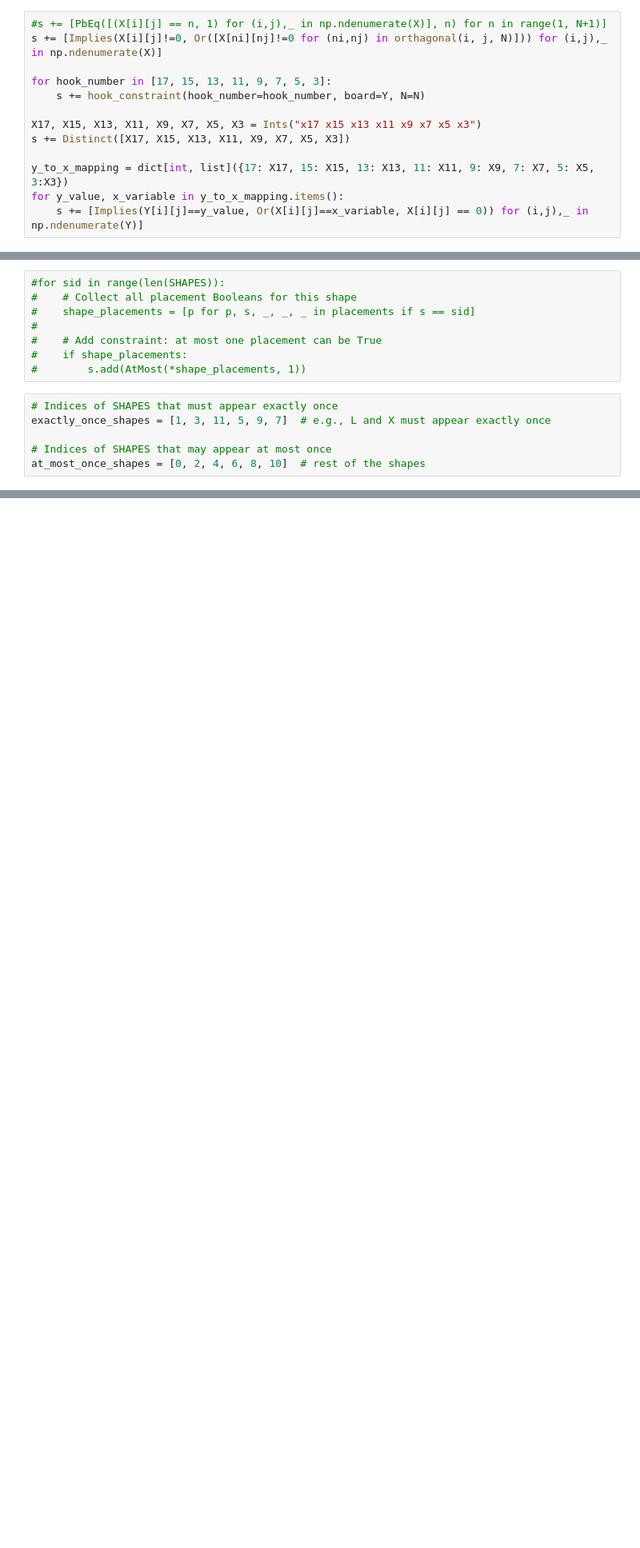
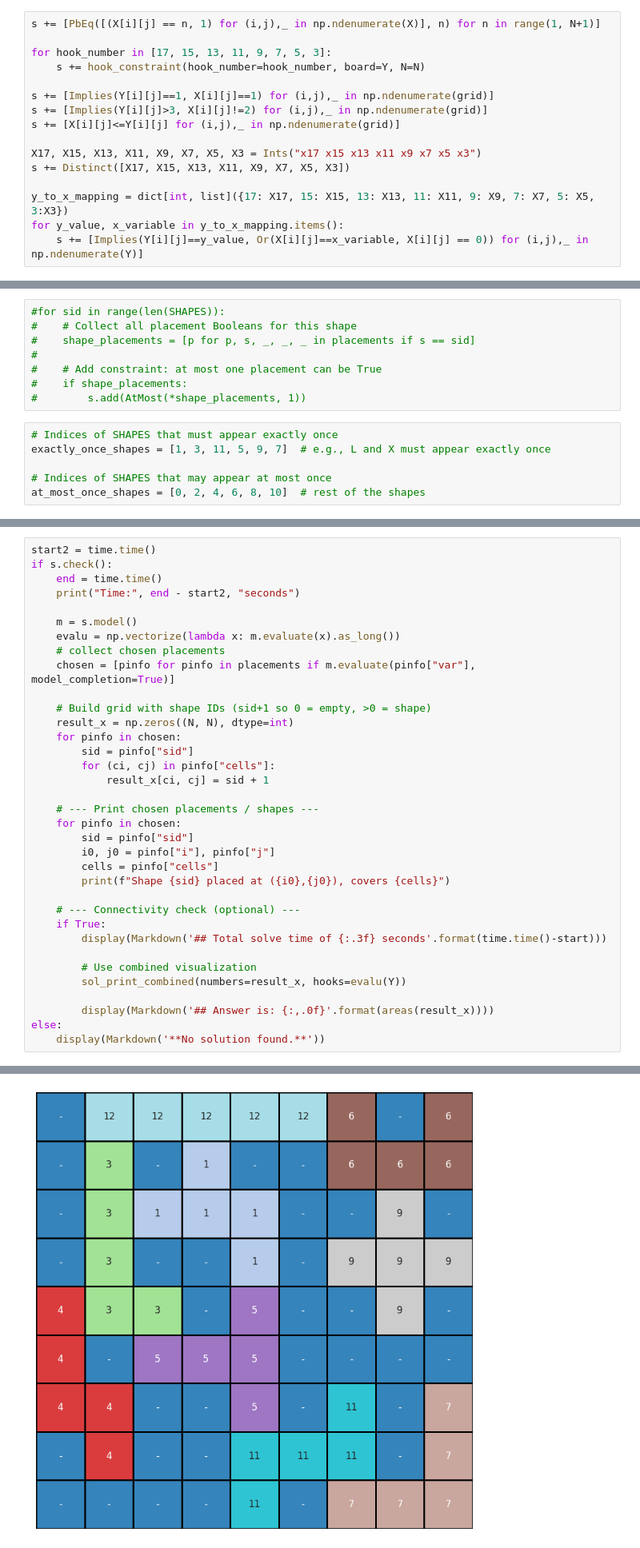
Before and after one commit to BrianMacCarvill/Jane-Street-September-Puzzle, a Jupyter notebook: September_JS.ipynb, the cells around one changed output, grey strips where cells are left out. Shown at 80% size. Drawn from its saved outputs; the diff is of its cells as text; blank space fills up the shorter version.

```diff
--- a/September_JS.ipynb
+++ b/September_JS.ipynb
@@ -84,11 +86,14 @@ s += [And(val >= 1, val <= 17) for val in Y.ravel()] # I assume this is the leng
 # This makes it such that there are 9 9s, 8 8s, etc
 s += [PbEq([(X[i][j] == n, 1) for (i,j),_ in np.ndenumerate(X)], n) for n in range(1, N+1)]
 # %%
-#s += [PbEq([(X[i][j] == n, 1) for (i,j),_ in np.ndenumerate(X)], n) for n in range(1, N+1)]
-s += [Implies(X[i][j]!=0, Or([X[ni][nj]!=0 for (ni,nj) in orthagonal(i, j, N)])) for (i,j),_ in np.ndenumerate(X)]
+s += [PbEq([(X[i][j] == n, 1) for (i,j),_ in np.ndenumerate(X)], n) for n in range(1, N+1)]
 
 for hook_number in [17, 15, 13, 11, 9, 7, 5, 3]:
     s += hook_constraint(hook_number=hook_number, board=Y, N=N)
+
+s += [Implies(Y[i][j]==1, X[i][j]==1) for (i,j),_ in np.ndenumerate(grid)]
+s += [Implies(Y[i][j]>3, X[i][j]!=2) for (i,j),_ in np.ndenumerate(grid)]
+s += [X[i][j]<=Y[i][j] for (i,j),_ in np.ndenumerate(grid)]
 
 X17, X15, X13, X11, X9, X7, X5, X3 = Ints("x17 x15 x13 x11 x9 x7 x5 x3")
 s += Distinct([X17, X15, X13, X11, X9, X7, X5, X3])
@@ -334,0 +799,36 @@ else:
+# %%
+start2 = time.time()
+if s.check():
+    end = time.time()
+    print("Time:", end - start2, "seconds")
+
+    m = s.model()
+    evalu = np.vectorize(lambda x: m.evaluate(x).as_long())
+    # collect chosen placements
+    chosen = [pinfo for pinfo in placements if m.evaluate(pinfo["var"], model_completion=True)]
+
+    # Build grid with shape IDs (sid+1 so 0 = empty, >0 = shape)
+    result_x = np.zeros((N, N), dtype=int)
+    for pinfo in chosen:
+        sid = pinfo["sid"]
+        for (ci, cj) in pinfo["cells"]:
+            result_x[ci, cj] = sid + 1
+
+    # --- Print chosen placements / shapes ---
+    for pinfo in chosen:
+        sid = pinfo["sid"]
+        i0, j0 = pinfo["i"], pinfo["j"]
+        cells = pinfo["cells"]
+        print(f"Shape {sid} placed at ({i0},{j0}), covers {cells}")
+
+    # --- Connectivity check (optional) ---
+    if True:
+        display(Markdown('## Total solve time of {:.3f} seconds'.format(time.time()-start)))
+
+        # Use combined visualization
+        sol_print_combined(numbers=result_x, hooks=evalu(Y))
+
+        display(Markdown('## Answer is: {:,.0f}'.format(areas(result_x))))
+else:
+    display(Markdown('**No solution found.**'))
+# %% [output]
@@ -334,0 +846 @@ else:
+[figure, added]
```
Also changed, not shown: parts of 36 cells of this notebook.
